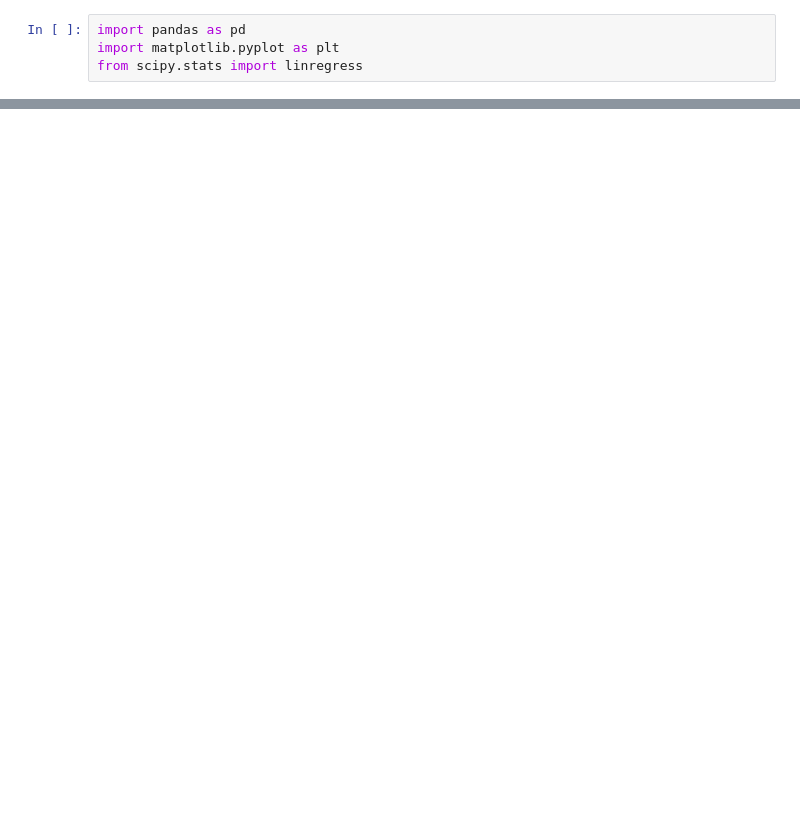
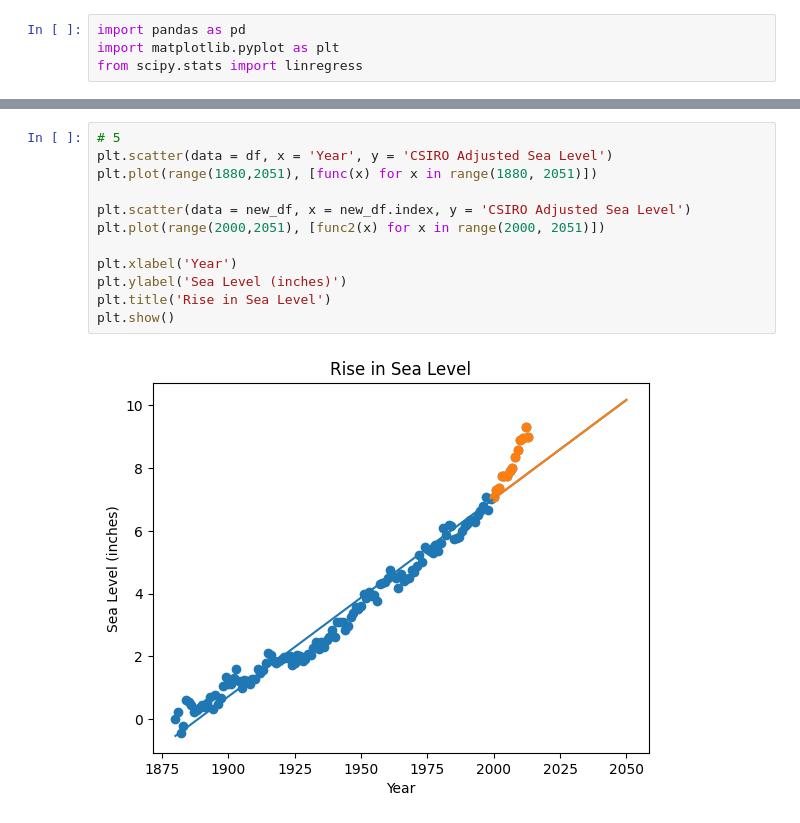
Before and after one commit to Kyo-Fox22/boilerplate-sea-level-predictor, a Jupyter notebook: test.ipynb, the cells around one changed output, grey strips where cells are left out. Drawn from its saved outputs; the diff is of its cells as text; blank space fills up the shorter version.

```diff
--- a/test.ipynb
+++ b/test.ipynb
@@ -14,0 +76,14 @@ df.head()
+# %%
+# 5
+plt.scatter(data = df, x = 'Year', y = 'CSIRO Adjusted Sea Level')
+plt.plot(range(1880,2051), [func(x) for x in range(1880, 2051)])
+
+plt.scatter(data = new_df, x = new_df.index, y = 'CSIRO Adjusted Sea Level')
+plt.plot(range(2000,2051), [func2(x) for x in range(2000, 2051)])
+
+plt.xlabel('Year')
+plt.ylabel('Sea Level (inches)')
+plt.title('Rise in Sea Level')
+plt.show()
+# %% [output]
+[figure, added]
```
Also changed, not shown: parts of 8 cells of this notebook.
